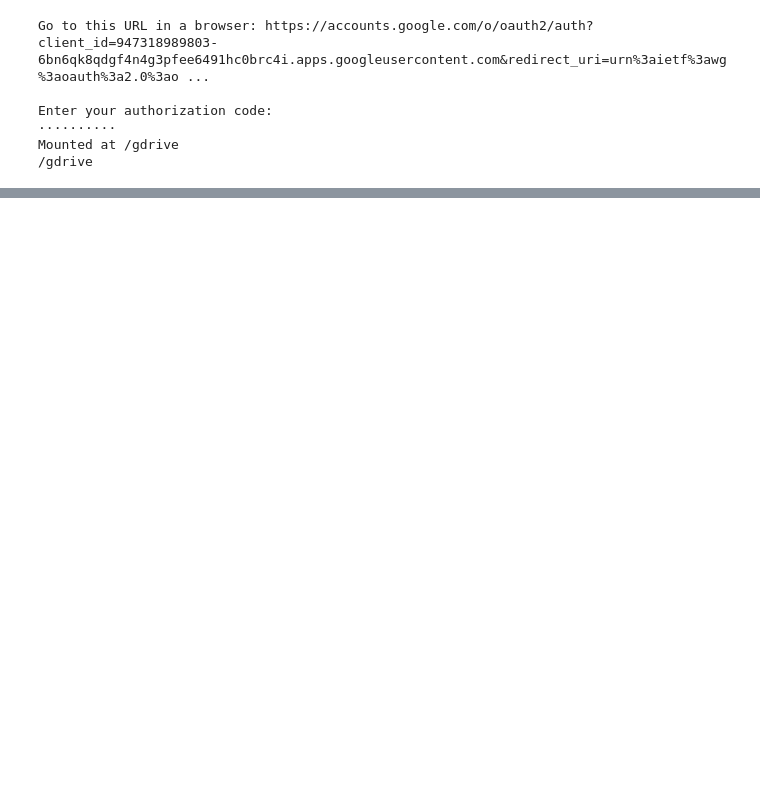
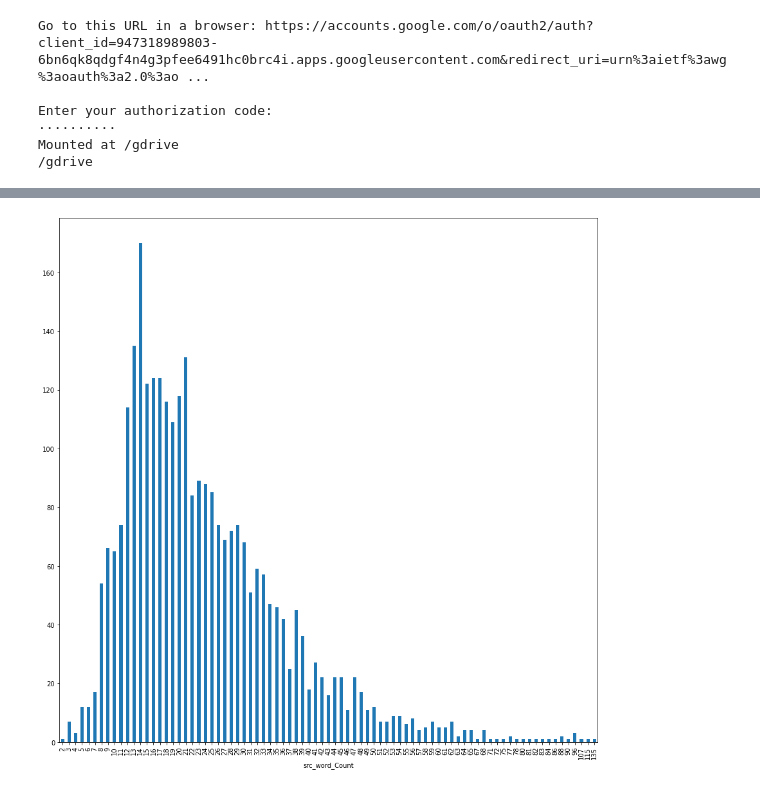
Before and after one commit to karumugamio/NLAProjEnglishtoSimpleEnglishMT, a Jupyter notebook: Analysis_of_Results.ipynb, the cells around one changed output, grey strips where cells are left out. Saved outputs shown, nothing was run; the diff lists cells and outputs as text; code cells hidden in the pictures; blank space fills up the shorter version.

```diff
--- a/Analysis_of_Results.ipynb
+++ b/Analysis_of_Results.ipynb
@@ -11,6 +11,9 @@ Enter your authorization code:
 ··········
 Mounted at /gdrive
 /gdrive
+# %%
+import matplotlib.pyplot as plt
+plt.rcParams['figure.figsize'] = [15, 15]
 # %%
 def get_jaccard_sim(str1, str2):
     a = set(str1.split())
@@ -25,0 +23,9 @@ def sentenceLevelMetrics():
+# %%
+from nltk.translate.bleu_score import *
+import nltk
+def get_bleu(str1,str2):
+  weights = [0.25, 0.25, 0.25, 0.25]
+  candidate = str1.split()
+  ref = str2.split()
+  simscr = nltk.translate.bleu_score.sentence_bleu([candidate], ref)
+  return round(simscr,10)
@@ -25,0 +113,15 @@ def sentenceLevelMetrics():
+# %%
+smt_df= pd.read_pickle('SMT 3000 Sentence pd.pkl')
+smt_df.head()
+
+#xfr_e10_df['jaccard_tar_pre'] = xfr_e10_df.apply(lambda row: get_jaccard_sim(row['Target'], row['Predicted']), axis=1)
+#xfr_e10_df['jaccard_src_tar'] = xfr_e10_df.apply(lambda row: get_jaccard_sim(row['Target'], row['Source']), axis=1)
+smt_df['bleu_tar_pre'] = smt_df.apply(lambda row:get_bleu(row['Target'], row['Predicted']), axis=1)
+
+
+smt_df['src_word_Count'] = smt_df['Source'].str.split().str.len()
+smt_df['target_word_Count'] = smt_df['Target'].str.split().str.len()
+smt_df['predicted_word_Count'] = smt_df['Predicted'].str.split().str.len()
+
+
+smt_df.head()
@@ -25,0 +144,9 @@ def sentenceLevelMetrics():
+# %%
+import matplotlib.pyplot as plt
+plt.clf()
+smt_df.groupby('src_word_Count').size().plot(kind='bar')
+plt.show()
+
+# Group by Data based on word length
+# %% [output]
+[figure, added]
```
Also changed, not shown: parts of 15 cells of this notebook.
